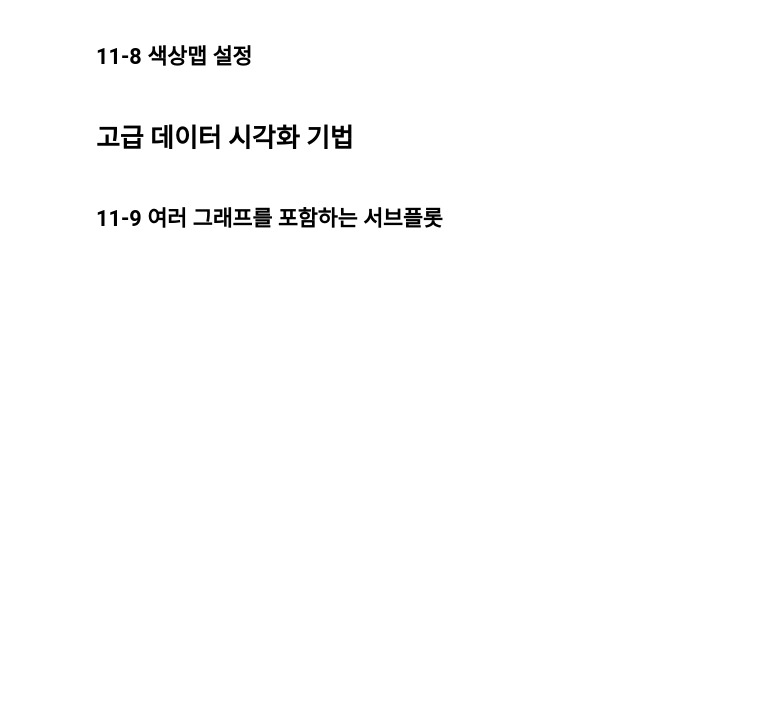
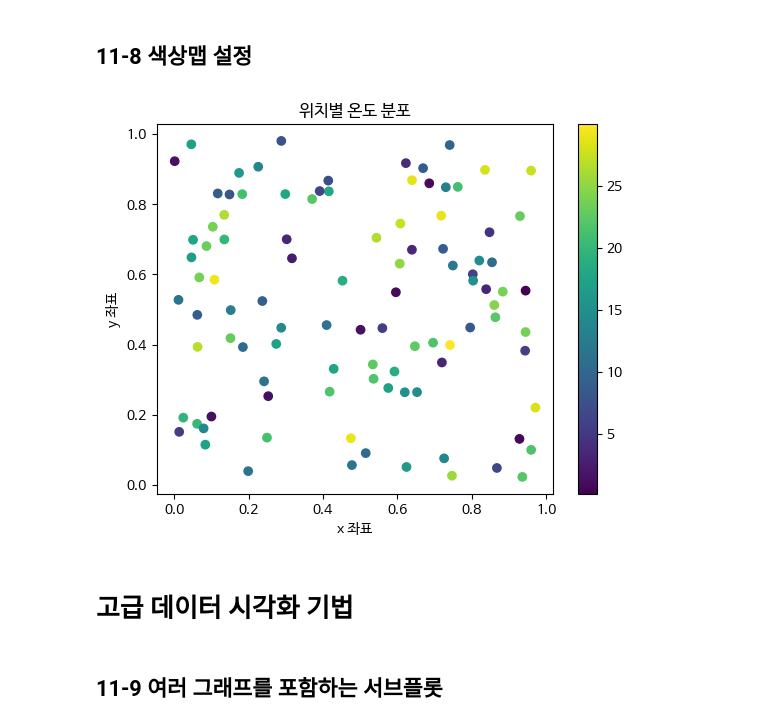
Before and after one commit to syyang-sec/Data-Analysis-with-Open-Source, a Jupyter notebook: 오픈소스_데이터_분석_11강.ipynb, the cells around one changed output. Cells and saved outputs as stored; diff of their text form; code cells hidden in the pictures; blank space fills up the shorter version.

```diff
--- a/오픈소스_데이터_분석_11강.ipynb
+++ b/오픈소스_데이터_분석_11강.ipynb
@@ -209,21 +215,24 @@ plt.show()
 # %%
 import matplotlib.pyplot as plt
 import numpy as np
 
 ## 데이터 생성
 x = np.random.rand(100)
 y = np.random.rand(100)
 temperature = np.random.rand(100) * 30
 
 ## 산점도 그리기
 # cmap 설정
 plt.scatter(x, y, c=temperature)
 # 컬러 바 추가
+plt.colorbar()
 
 plt.title("위치별 온도 분포")
 plt.xlabel("x 좌표")
 plt.ylabel("y 좌표")
 plt.show()
+# %% [output]
+[figure, added]
 # %% [markdown]
 # 고급 데이터 시각화 기법
 # %% [markdown]
```
Also changed, not shown: parts of 6 cells of this notebook.
